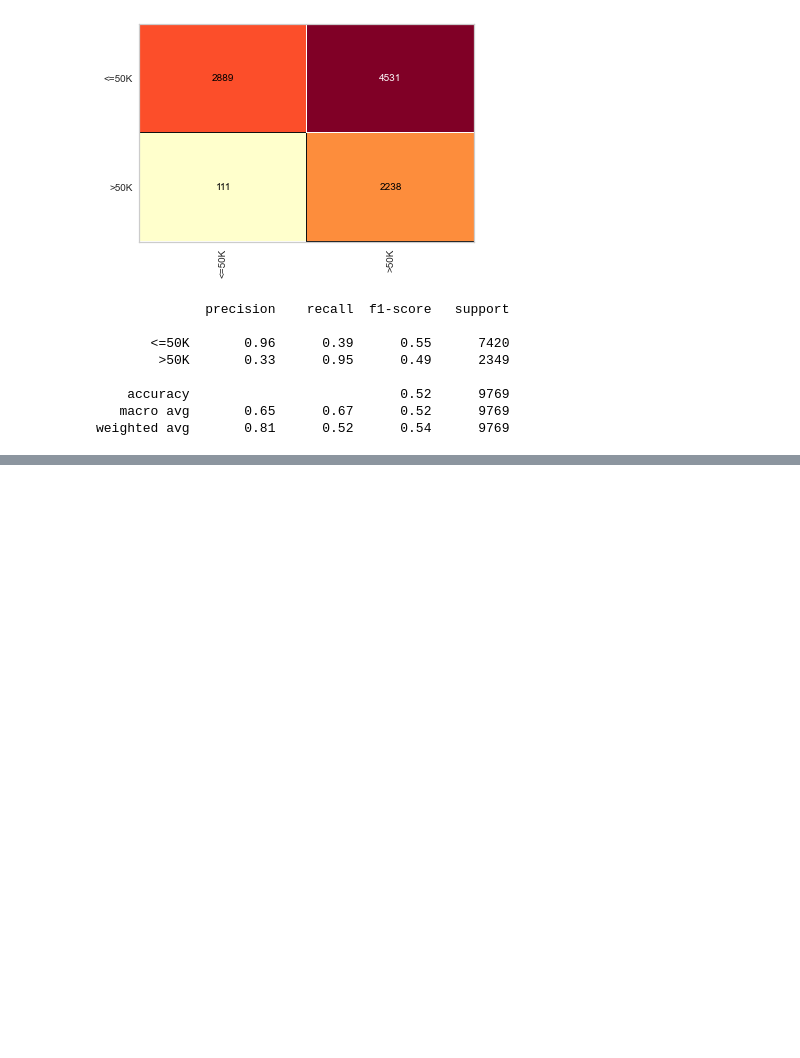
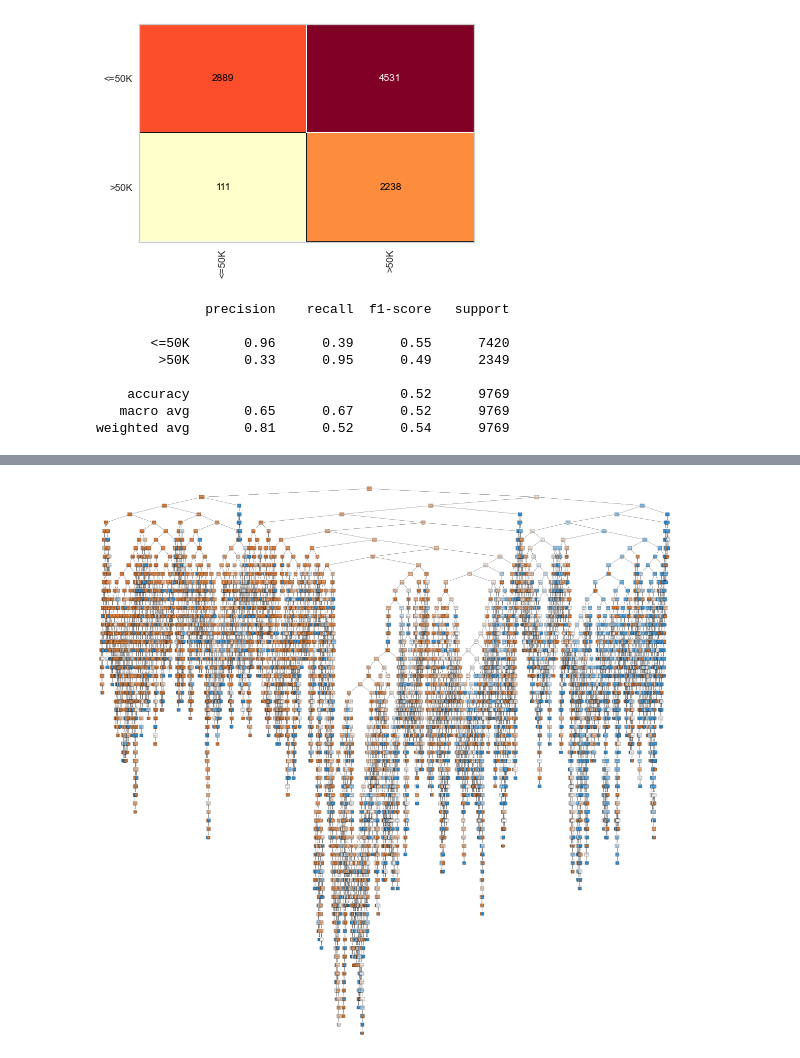
Before and after one commit to ayslanleal/credit-risk-classifier, a Jupyter notebook: training-censu.ipynb, the cells around one changed output, grey strips where cells are left out. Saved outputs shown, nothing was run; the diff lists cells and outputs as text; code cells hidden in the pictures; blank space fills up the shorter version.

```diff
--- a/training-censu.ipynb
+++ b/training-censu.ipynb
@@ -43,0 +80,8 @@ weighted avg       0.81      0.52      0.54      9769
+# %%
+previsores_arvore = ['income','age', 'loan']
+fig, azes = plt.subplots(nrows=1, ncols=1, figsize = (20,20))
+tree.plot_tree(arvore_census, feature_names=previsor_arvore, class_names=str(arvore_census.classes_),
+              filled = True)
+plt.show()
+# %% [output]
+[figure, added]
```
Also changed, not shown: parts of 5 cells of this notebook, 1 other file.
